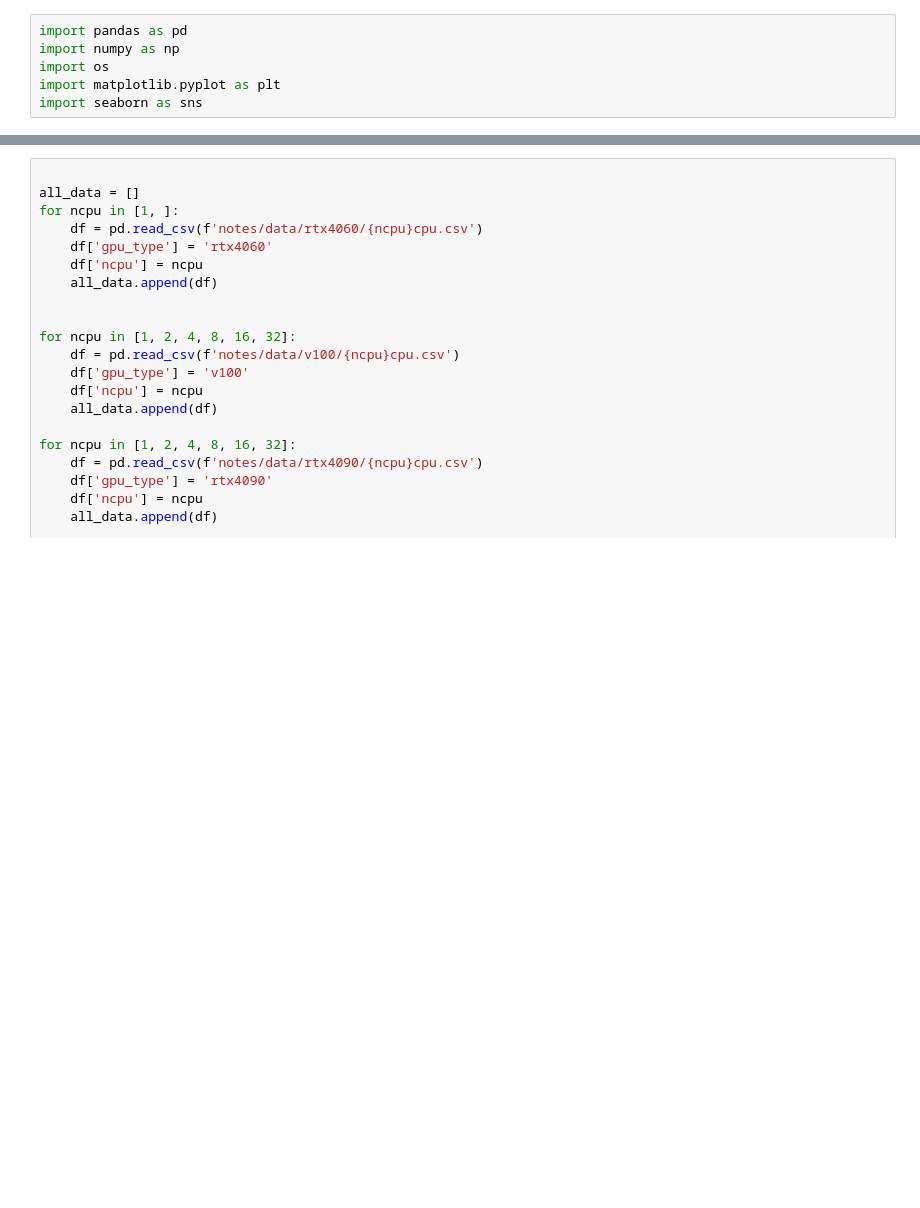
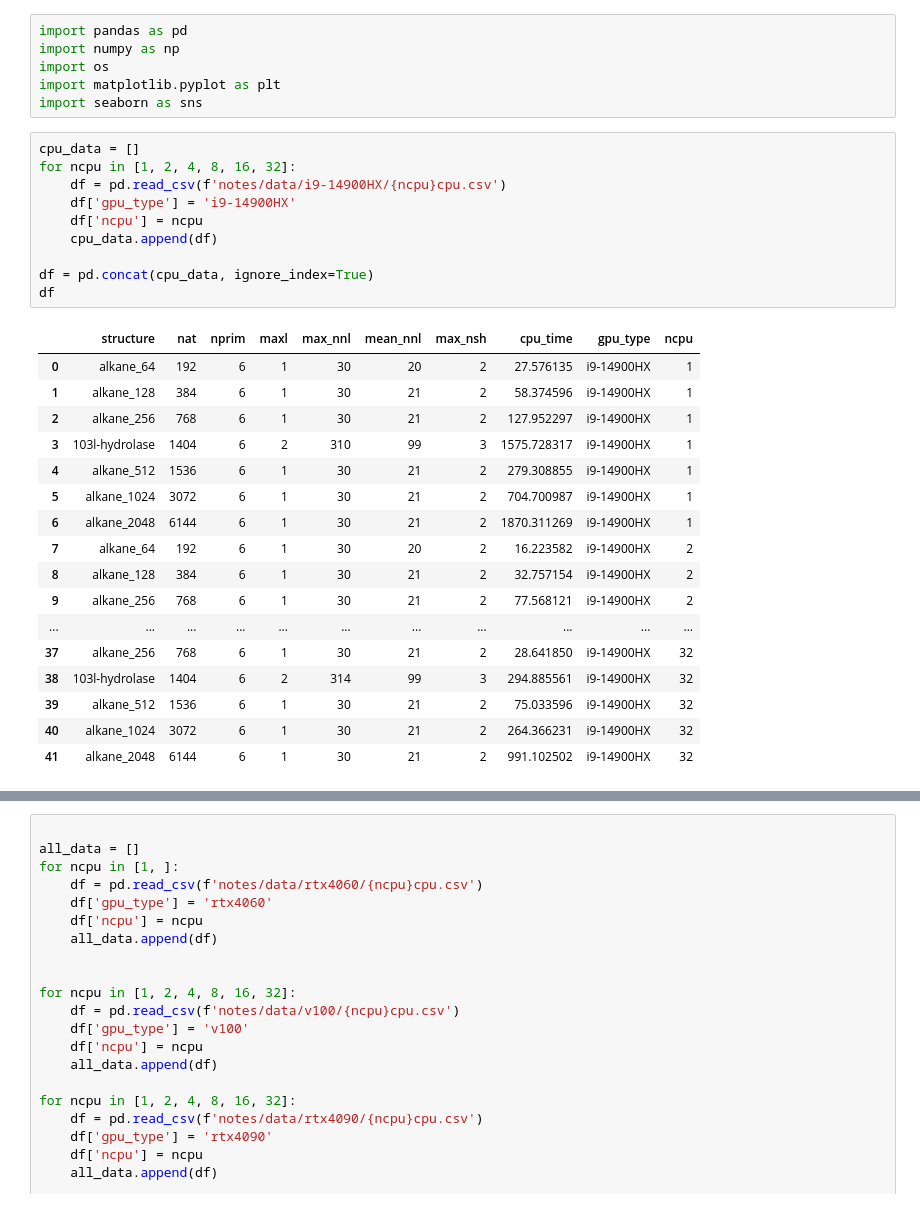
Before and after one commit to tornikeo/tblite, a Jupyter notebook: notes/make_figures.ipynb, the cells around one changed output, grey strips where cells are left out. Drawn from its saved outputs; the diff is of its cells as text; blank space fills up the shorter version.

```diff
--- a/notes/make_figures.ipynb
+++ b/notes/make_figures.ipynb
@@ -4,3 +4,31 @@ import numpy as np
 import os
 import matplotlib.pyplot as plt
 import seaborn as sns
+# %%
+cpu_data = []
+for ncpu in [1, 2, 4, 8, 16, 32]:
+    df = pd.read_csv(f'notes/data/i9-14900HX/{ncpu}cpu.csv')
+    df['gpu_type'] = 'i9-14900HX'
+    df['ncpu'] = ncpu
+    cpu_data.append(df)
+
+df = pd.concat(cpu_data, ignore_index=True)
+df
+# %% [output]
+|  | structure | nat | nprim | maxl | max_nnl | mean_nnl | max_nsh | cpu_time | gpu_type | ncpu |
+| 0 | alkane_64 | 192 | 6 | 1 | 30 | 20 | 2 | 27.576135 | i9-14900HX | 1 |
+| 1 | alkane_128 | 384 | 6 | 1 | 30 | 21 | 2 | 58.374596 | i9-14900HX | 1 |
+| 2 | alkane_256 | 768 | 6 | 1 | 30 | 21 | 2 | 127.952297 | i9-14900HX | 1 |
+| 3 | 103l-hydrolase | 1404 | 6 | 2 | 310 | 99 | 3 | 1575.728317 | i9-14900HX | 1 |
+| 4 | alkane_512 | 1536 | 6 | 1 | 30 | 21 | 2 | 279.308855 | i9-14900HX | 1 |
+| 5 | alkane_1024 | 3072 | 6 | 1 | 30 | 21 | 2 | 704.700987 | i9-14900HX | 1 |
+| 6 | alkane_2048 | 6144 | 6 | 1 | 30 | 21 | 2 | 1870.311269 | i9-14900HX | 1 |
+| 7 | alkane_64 | 192 | 6 | 1 | 30 | 20 | 2 | 16.223582 | i9-14900HX | 2 |
+| 8 | alkane_128 | 384 | 6 | 1 | 30 | 21 | 2 | 32.757154 | i9-14900HX | 2 |
+| 9 | alkane_256 | 768 | 6 | 1 | 30 | 21 | 2 | 77.568121 | i9-14900HX | 2 |
+| ... | ... | ... | ... | ... | ... | ... | ... | ... | ... | ... |
+| 37 | alkane_256 | 768 | 6 | 1 | 30 | 21 | 2 | 28.641850 | i9-14900HX | 32 |
+| 38 | 103l-hydrolase | 1404 | 6 | 2 | 314 | 99 | 3 | 294.885561 | i9-14900HX | 32 |
+| 39 | alkane_512 | 1536 | 6 | 1 | 30 | 21 | 2 | 75.033596 | i9-14900HX | 32 |
+| 40 | alkane_1024 | 3072 | 6 | 1 | 30 | 21 | 2 | 264.366231 | i9-14900HX | 32 |
+| 41 | alkane_2048 | 6144 | 6 | 1 | 30 | 21 | 2 | 991.102502 | i9-14900HX | 32 |
```
Also changed, not shown: parts of 1 cell of this notebook, 14 other files.
